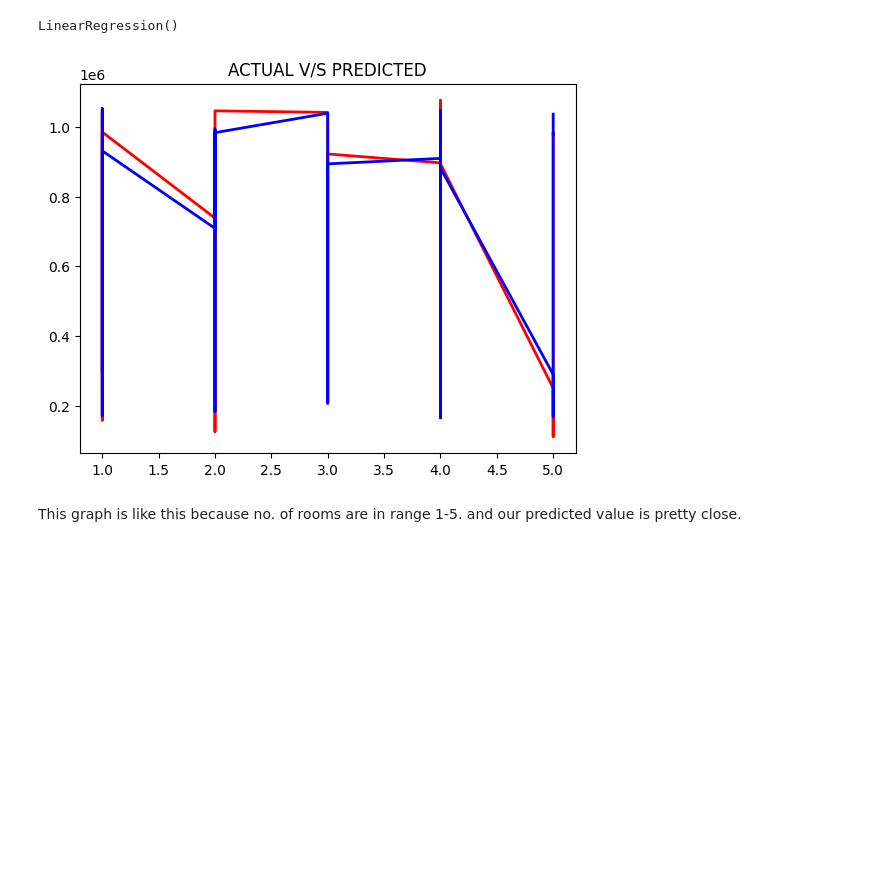
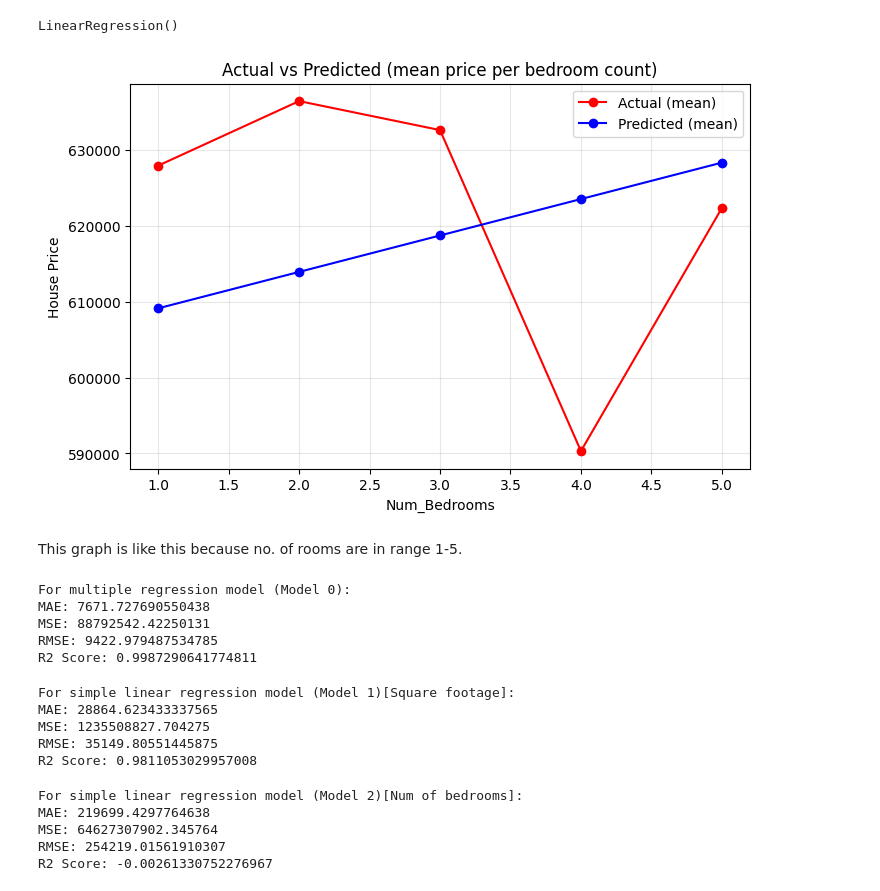
Before and after one commit to SaranshCodes/ML-Learning-Journey, a Jupyter notebook: Regression/House Prediction Model.ipynb, the cells around one changed output. Saved outputs shown, nothing was run; the diff lists cells and outputs as text; code cells hidden in the pictures; blank space fills up the shorter version.

```diff
--- a/Regression/House Prediction Model.ipynb
+++ b/Regression/House Prediction Model.ipynb
@@ -296,22 +297,37 @@ y2_train
 800 rows × 1 columns
 # %%
-#LR Model
-model2=LinearRegression()
-model2.fit(x2_train,y2_train)
+#LR MODEL
+model2 = LinearRegression()
+model2.fit(X2_train, y2_train)
 # %% [output]
 LinearRegression()
 # %%
-x2_test=x2_test.values.reshape(-1)
-y2_test = np.array(y2_test).reshape(-1)
-y2_pred = np.array(y2_pred).reshape(-1)
-order = np.argsort(x2_test)
+# Prepare arrays for prediction (sklearn expects 2D)
+x2_test_arr = X2_test['Num_Bedrooms'].values.reshape(-1, 1)
+y2_test_arr = y2_test.values.reshape(-1)
+# %%
+#PREDICT
+y2_pred_arr = model2.predict(x2_test_arr).reshape(-1)
+# %%
+# Build DataFrame and compute mean by bedroom count
+tmp = pd.DataFrame({
+    'Num_Bedrooms': x2_test_arr.reshape(-1),
+    'Actual': y2_test_arr,
+    'Predicted': y2_pred_arr
+})
+
+grouped = tmp.groupby('Num_Bedrooms').mean().reset_index()
 # %%
-# Actual vs Predicted value
-plt.plot(x2_test[order], y1_test[order], color='red',label='Test', linewidth=2)
-plt.plot(x2_test[order], y1_pred[order], color='blue',label='Prediction', linewidth=2)
-plt.title("ACTUAL V/S PREDICTED")
+plt.figure(figsize=(8,5))
+plt.plot(grouped['Num_Bedrooms'], grouped['Actual'], marker='o', linestyle='-', color='red', label='Actual (mean)')
+plt.plot(grouped['Num_Bedrooms'], grouped['Predicted'], marker='o', linestyle='-', color='blue', label='Predicted (mean)')
+plt.xlabel('Num_Bedrooms')
+plt.ylabel('House Price')
+plt.title('Actual vs Predicted (mean price per bedroom count)')
+plt.legend()
+plt.grid(alpha=0.3)
 plt.show()
 # %% [output]
-[figure, old version]
+[figure, new version]
 # %% [markdown]
-This graph is like this because no. of rooms are in range 1-5. and our predicted value is pretty close.
+This graph is like this because no. of rooms are in range 1-5.
@@ -317,0 +336,39 @@ This graph is like this because no. of rooms are in range 1-5. and our predicted
+# %%
+print("For multiple regression model (Model 0):")
+print("MAE:",mean_absolute_error(y_test,y_pred))
+print("MSE:",mean_squared_error(y_test,y_pred))
+print("RMSE:",np.sqrt(mean_squared_error(y_test,y_pred)))
+r2= r2_score(y_test,y_pred)
+print("R2 Score:",r2)
+# %% [output]
+For multiple regression model (Model 0):
+MAE: 7671.727690550438
+MSE: 88792542.42250131
+RMSE: 9422.979487534785
+R2 Score: 0.9987290641774811
+# %%
+print("For simple linear regression model (Model 1)[Square footage]:")
+print("MAE:",mean_absolute_error(y1_test,y1_pred))
+print("MSE:",mean_squared_error(y1_test,y1_pred))
+print("RMSE:",np.sqrt(mean_squared_error(y1_test,y1_pred)))
+r2_1= r2_score(y1_test,y1_pred)
+print("R2 Score:",r2_1)
+# %% [output]
+For simple linear regression model (Model 1)[Square footage]:
+MAE: 28864.623433337565
+MSE: 1235508827.704275
+RMSE: 35149.80551445875
+R2 Score: 0.9811053029957008
+# %%
+print("For simple linear regression model (Model 2)[Num of bedrooms]:")
+print("MAE:",mean_absolute_error(y2_test,y2_pred_arr))
+print("MSE:",mean_squared_error(y2_test,y2_pred_arr))
+print("RMSE:",np.sqrt(mean_squared_error(y2_test,y2_pred_arr)))
+r2_2= r2_score(y2_test,y2_pred_arr)
+print("R2 Score:",r2_2)
+# %% [output]
+For simple linear regression model (Model 2)[Num of bedrooms]:
+MAE: 219699.4297764638
+MSE: 64627307902.345764
+RMSE: 254219.01561910307
+R2 Score: -0.00261330752276967
```
Also changed, not shown: parts of 16 cells of this notebook.
